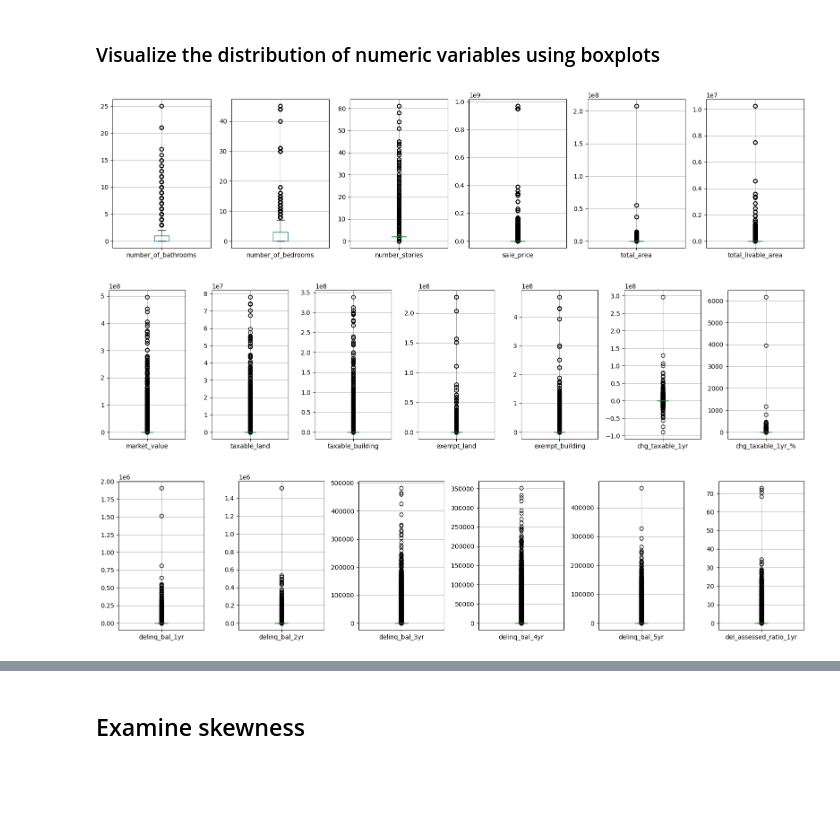
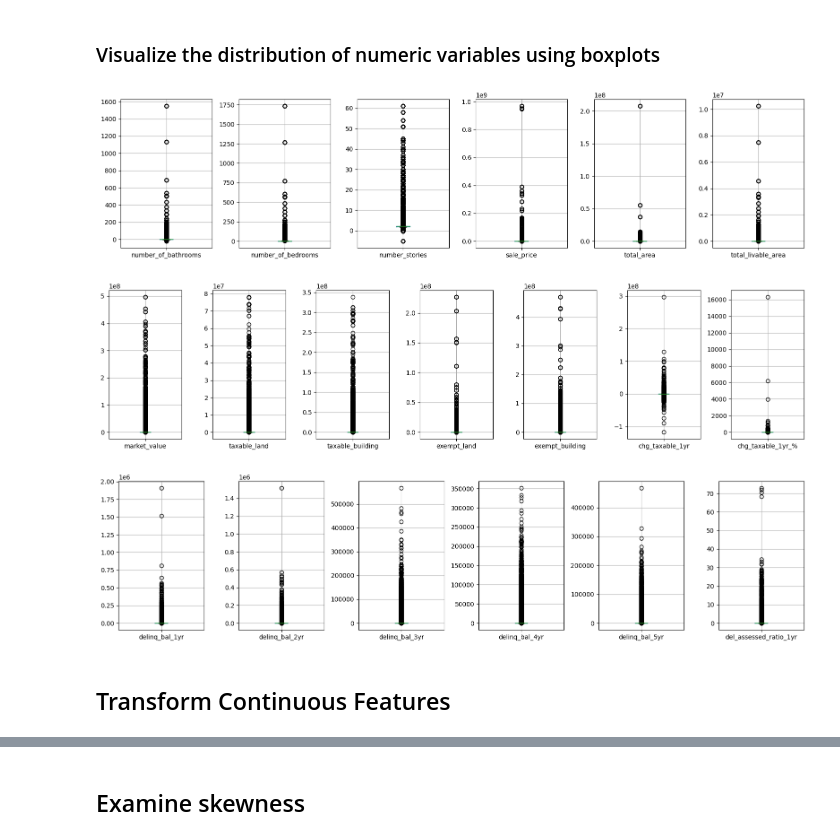
Before and after one commit to julia-flan/Real_Estate_Delinquency_Analysis, a Jupyter notebook: RE_Delinquent_Data_Cleaning.ipynb, the cells around one changed output, grey strips where cells are left out. Drawn from its saved outputs; the diff is of its cells as text; code cells hidden in the pictures; blank space fills up the shorter version.

Commit message:
Created Data Exploration and Modeling file
Made adjustments to data cleaning file, created data exploration file, and created data modeling file.

```diff
--- a/RE_Delinquent_Data_Cleaning.ipynb
+++ b/RE_Delinquent_Data_Cleaning.ipynb
@@ -622,2 +695,0 @@ prop_clean.number_of_bathrooms = prop_clean.groupby('category_code_description')
-# %%
-prop_clean.number_stories = prop_clean.groupby('category_code_description')['number_stories'].transform(lambda x: x.fillna(value= round(x.mean())))
@@ -623,0 +701,3 @@ prop_clean.number_stories = prop_clean.groupby('category_code_description')['num
+# %%
+# remove records where category code description is missing
+prop_clean = prop_clean[~prop_clean.category_code_description.isna()]
@@ -803,24 +967,6 @@ rea_all = rea.copy(deep=True)
 # %% [markdown]
 ### Create Property features
 # %%
-# reformat the category_code_description column and create dummies
-rea_all['category_code_description'] = rea_all.category_code_description.apply(lambda x: None if x == None else x.split('-')[0].strip().replace(' ', '_').lower())
-rea_all = pd.get_dummies(rea_all, columns=['category_code_description'], prefix= '', prefix_sep='')
-rea_all.rename(columns = {'apartments__>_4_units':'apartments'}, inplace=True)
-
-# convert bool types to int
-rea_all.apartments = rea_all.apartments.astype(int)
-rea_all.commercial = rea_all.commercial.astype(int)
-rea_all.garage = rea_all.garage.astype(int)
-rea_all.industrial = rea_all.industrial.astype(int)
-rea_all.mixed_use = rea_all.mixed_use.astype(int)
-rea_all.multi_family = rea_all.multi_family.astype(int)
-rea_all.offices = rea_all.offices.astype(int)
-rea_all.retail = rea_all.retail.astype(int)
-rea_all.single_family = rea_all.single_family.astype(int)
-rea_all.special_purpose = rea_all.special_purpose.astype(int)
-rea_all.vacant_land = rea_all.vacant_land.astype(int)
-
 # create indicator for homestead exemption
 rea_all.homestead_exemption = rea_all.homestead_exemption.apply(lambda x: 0 if x < 1 else 1)
 
@@ -854,6 +1000,7 @@ rea_all.loc[(rea_all.taxable > 0) | (rea_all.exempt > 0),'taxable_%'] = rea_all[
 For this analysis, we will be trying to predict whether a property is delinquent in the current year. For this reason, we should create features without the current year's delinquency.
 # %%
 # create booleans indicating whether there was delinquency in a given year
+rea_all['delinq'] = rea_all.delinq_bal.apply(lambda x: 1 if x > 0 else 0)
 rea_all['delinq_1yr'] = rea_all.delinq_bal_1yr.apply(lambda x: 1 if x > 0 else 0)
 rea_all['delinq_2yr'] = rea_all.delinq_bal_2yr.apply(lambda x: 1 if x > 0 else 0)
 rea_all['delinq_3yr'] = rea_all.delinq_bal_3yr.apply(lambda x: 1 if x > 0 else 0)
@@ -863,6 +1010,19 @@ rea_all['delinq_5yr'] = rea_all.delinq_bal_5yr.apply(lambda x: 1 if x > 0 else 0
 # count the number of years delinqent in the past 5 years
 rea_all['years_delinq'] = rea_all.delinq_1yr + rea_all.delinq_2yr + rea_all.delinq_3yr + rea_all.delinq_4yr + rea_all.delinq_5yr
 
+# count years since last delinquency
+rea_all['years_since_last_delinq'] = 6
+rea_all.loc[rea_all.delinq_5yr == 1, 'years_since_last_delinq'] = 5
+rea_all.loc[rea_all.delinq_4yr == 1, 'years_since_last_delinq'] = 4
+rea_all.loc[rea_all.delinq_3yr == 1, 'years_since_last_delinq'] = 3
+rea_all.loc[rea_all.delinq_2yr == 1, 'years_since_last_delinq'] = 2
+rea_all.loc[rea_all.delinq_1yr == 1, 'years_since_last_delinq'] = 1
+
+# # consequtive years delinq
+rea_all['max_conseq_years_delinq'] = rea_all.delinq_1yr.astype(str) + rea_all.delinq_2yr.astype(str) + rea_all.delinq_3yr.astype(str) + rea_all.delinq_4yr.astype(str) + rea_all.delinq_5yr.astype(str)
+rea_all['max_conseq_years_delinq'] = rea_all['max_conseq_years_delinq'].str.split('0')
+rea_all['max_conseq_years_delinq'] = rea_all['max_conseq_years_delinq'].apply(lambda x: sorted([len(streak) for streak in x], reverse=True)[0])
+
 # get ratio of delinquency balance from the previous year to its assessed value
 rea_all['del_assessed_ratio_1yr'] = 0.0
 rea_all.loc[(rea_all.taxable_1yr > 0) | (rea_all.exempt_1yr), 'del_assessed_ratio_1yr'] = rea_all.delinq_bal_1yr / (rea_all.taxable_1yr + rea_all.exempt_1yr)
@@ -915,21 +1033,21 @@ dtype: object
 # %%
 # Property df boxplots
 columns_for_boxplots = ['number_of_bathrooms', 'number_of_bedrooms', 'number_stories', 'sale_price', 'total_area', 'total_livable_area']
 
 # set figure and axis
 fig, ax = plt.subplots(nrows= 1, ncols= len(columns_for_boxplots), figsize= (16, 4))
 
 i = 0
 # iterate through all columns and add to figure
 for col in columns_for_boxplots:
-    rea_final.boxplot(column=col, ax= ax[i])
+    rea_all.boxplot(column=col, ax= ax[i])
     i += 1
 
 # display plot
 plt.tight_layout()
 plt.show()
 # %% [output]
-[figure, old version]
+[figure, new version]
 # %%
 # Assessments boxplots
 columns_for_boxplots = ['market_value','taxable_land','taxable_building','exempt_land','exempt_building', 'chg_taxable_1yr', 'chg_taxable_1yr_%']
@@ -940,14 +1058,14 @@ fig, ax = plt.subplots(nrows= 1, ncols= len(columns_for_boxplots), figsize= (16,
 i = 0
 # iterate through all columns and add to figure
 for col in columns_for_boxplots:
-    rea_final.boxplot(column=col, ax= ax[i])
+    rea_all.boxplot(column=col, ax= ax[i])
     i += 1
 
 # display plot
 plt.tight_layout()
 plt.show()
 # %% [output]
-[figure, old version]
+[figure, new version]
 # %%
 # Delinquency boxplots
 columns_for_boxplots = ['delinq_bal_1yr','delinq_bal_2yr','delinq_bal_3yr','delinq_bal_4yr','delinq_bal_5yr', 'del_assessed_ratio_1yr']
@@ -958,11 +1076,13 @@ fig, ax = plt.subplots(nrows= 1, ncols= len(columns_for_boxplots), figsize= (16,
 i = 0
 # iterate through all columns and add to figure
 for col in columns_for_boxplots:
-    rea_final.boxplot(column=col, ax= ax[i])
+    rea_all.boxplot(column=col, ax= ax[i])
     i += 1
 
 # display plots
 plt.tight_layout()
 plt.show()
 # %% [output]
-[figure, old version]
+[figure, new version]
+# %% [markdown]
+## Transform Continuous Features
```
Also changed, not shown: parts of 81 cells of this notebook, 2 other files.
